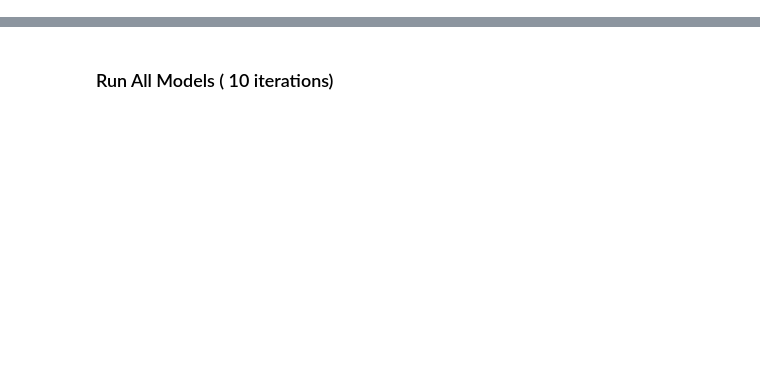
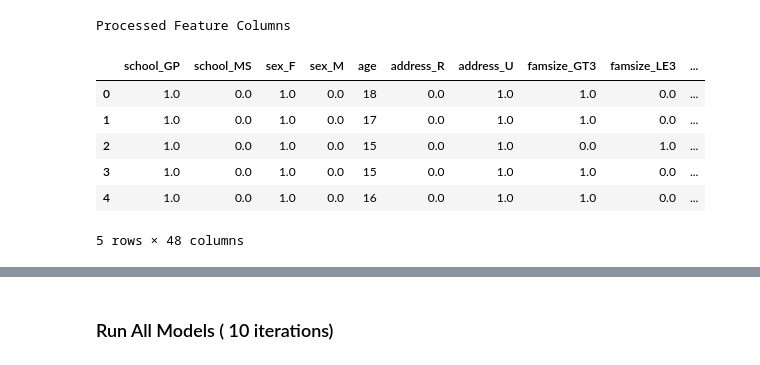
Before and after one commit to Tsmith5151/udacity-student-intervention, a Jupyter notebook: student_intervention.ipynb, the cells around one changed output, grey strips where cells are left out. Cells and saved outputs as stored; diff of their text form; code cells hidden in the pictures; blank space fills up the shorter version.

```diff
--- a/student_intervention.ipynb
+++ b/student_intervention.ipynb
@@ -318,0 +99,29 @@ F1 score for test set: (0.80519480519480513, 0.0026900768280029297)
+# %%
+# Preprocess feature columns
+def preprocess_features(X):
+    df_preprocess = pd.DataFrame(index=X.index) # output dataframe, initially empty
+    # iterate through each column
+    for colname, col_data in X.iteritems():
+        # If data type is non-numeric, try to replace all yes/no values with 1/0
+        if col_data.dtype == object: #if data type == object (i.e. non-numeric)
+            col_data = col_data.replace(['yes', 'no'], [1, 0])
+        # If data is non-numeric and consist of more than 2 level
+        # convert todummy variables (indicator variables)
+        if col_data.dtype == object:
+            col_data = pd.get_dummies(col_data, prefix=colname)
+        #join columns to one dataframe
+        df_preprocess = df_preprocess.join(col_data)  # collect column(s) in output dataframe
+    return df_preprocess
+
+X_all = preprocess_features(X_all)
+print("Processed Feature Columns")
+X_all.head()
+# %% [output]
+Processed Feature Columns
+|  | school_GP | school_MS | sex_F | sex_M | age | address_R | address_U | famsize_GT3 | famsize_LE3 | ... |
+| 0 | 1.0 | 0.0 | 1.0 | 0.0 | 18 | 0.0 | 1.0 | 1.0 | 0.0 | ... |
+| 1 | 1.0 | 0.0 | 1.0 | 0.0 | 17 | 0.0 | 1.0 | 1.0 | 0.0 | ... |
+| 2 | 1.0 | 0.0 | 1.0 | 0.0 | 15 | 0.0 | 1.0 | 0.0 | 1.0 | ... |
+| 3 | 1.0 | 0.0 | 1.0 | 0.0 | 15 | 0.0 | 1.0 | 1.0 | 0.0 | ... |
+| 4 | 1.0 | 0.0 | 1.0 | 0.0 | 16 | 0.0 | 1.0 | 1.0 | 0.0 | ... |
+5 rows × 48 columns
```
Also changed, not shown: parts of 66 cells of this notebook.
